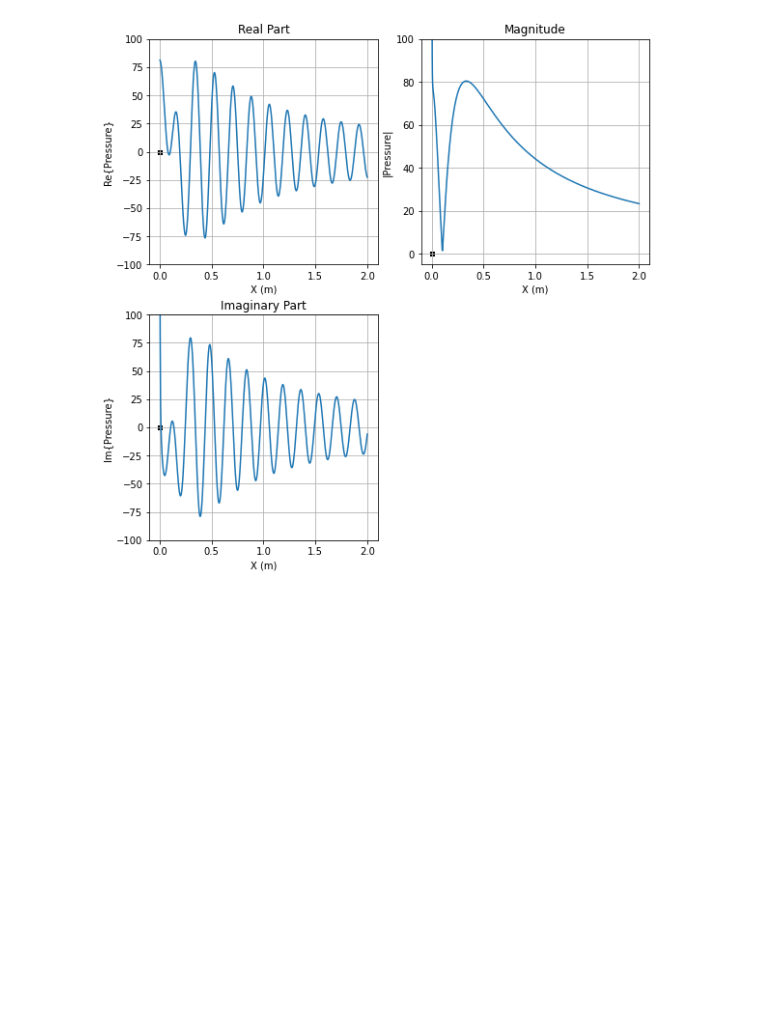
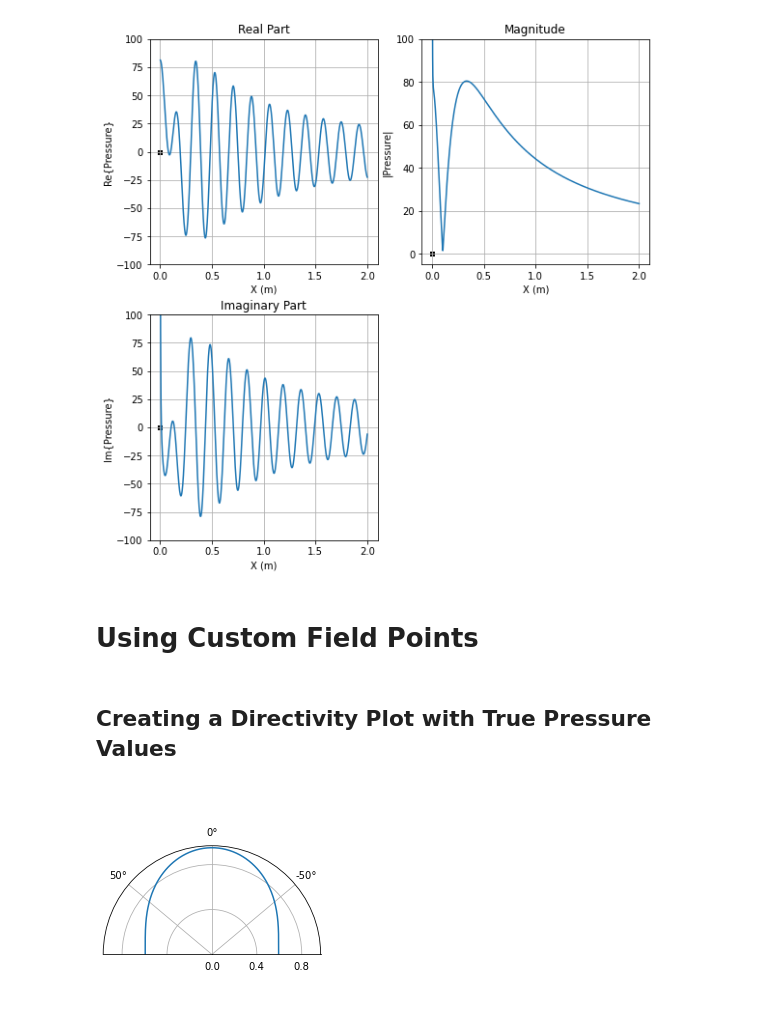
Before and after one commit to AerospaceMark/AcousticsPy, a Jupyter notebook: doc/Tutorials/pressure_field_tutorial.ipynb, the cells around one changed output. Drawn from its saved outputs; the diff is of its cells as text; code cells hidden in the pictures; blank space fills up the shorter version.

Commit message:
Worked on getting 1-D custom field points

```diff
--- a/doc/Tutorials/pressure_field_tutorial.ipynb
+++ b/doc/Tutorials/pressure_field_tutorial.ipynb
@@ -182,3 +184,5 @@ ap.pressure_field(positions_circle,
                   show_plots = True);
 # %% [output]
 [figure]
+# %% [markdown]
+# Using Custom Field Points
@@ -184,0 +191,25 @@ ap.pressure_field(positions_circle,
+# %% [markdown]
+## Creating a Directivity Plot with True Pressure Values
+# %%
+field_points, angles = ap.define_arc(1000,180,
+                                     theta_lims = (-90,90),
+                                     dimensions = 2) # another useful function
+
+velocities = 0.1
+
+pressures = ap.pressure_field(positions_circle,
+                            [400],
+                            field_points = field_points,
+                            areas = areas_circle,
+                            velocities = velocities,
+                            method = "Rayleigh",
+                            dimensions = 2)
+
+fig = plt.figure()
+ax = fig.add_subplot(projection = 'polar')
+ax.plot(angles,np.abs(pressures))
+ax.set_theta_zero_location("N")
+ax.set_thetalim(-np.pi/2,np.pi/2)
+ax.set_rticks([0,0.4,0.8]);
+# %% [output]
+[figure, added]
```
Also changed, not shown: parts of 8 cells of this notebook, 4 other files.
